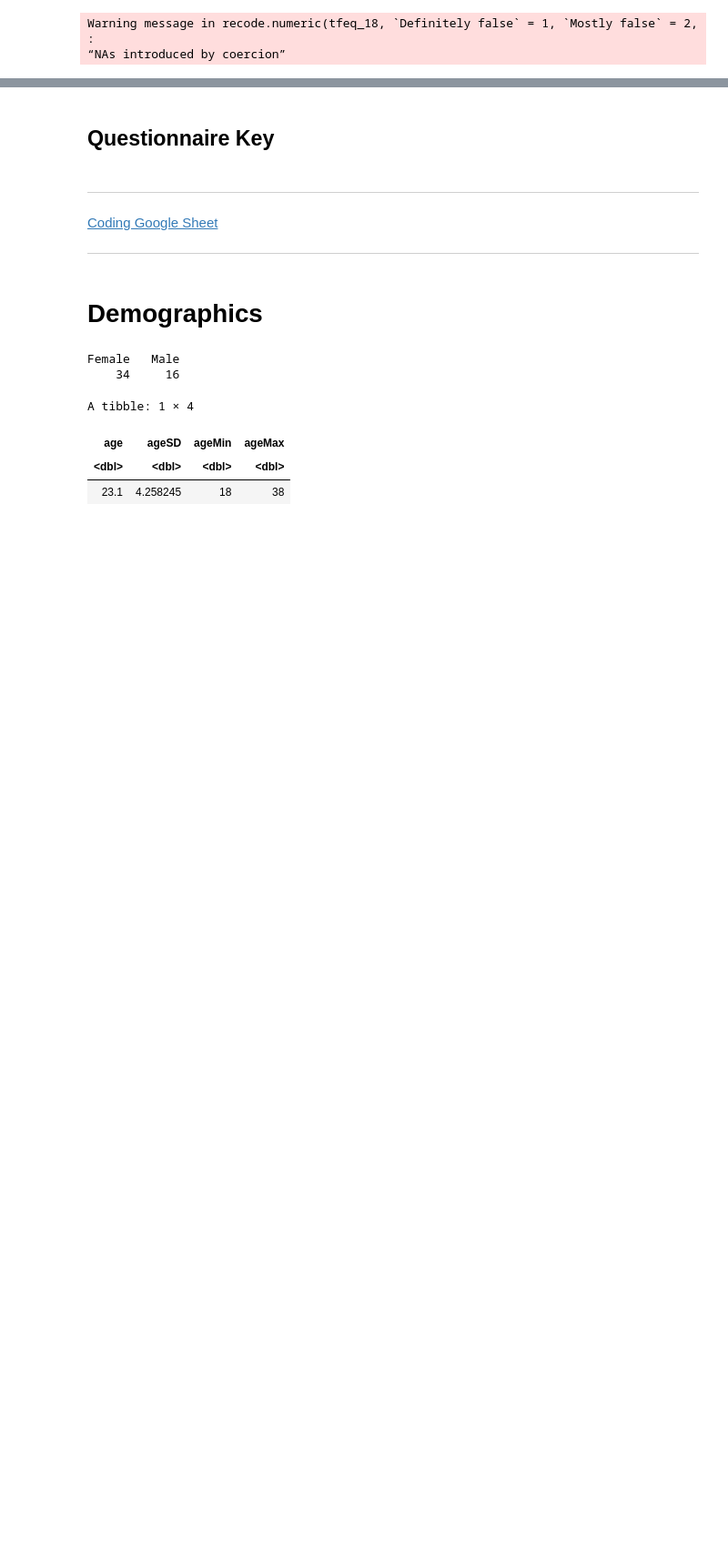
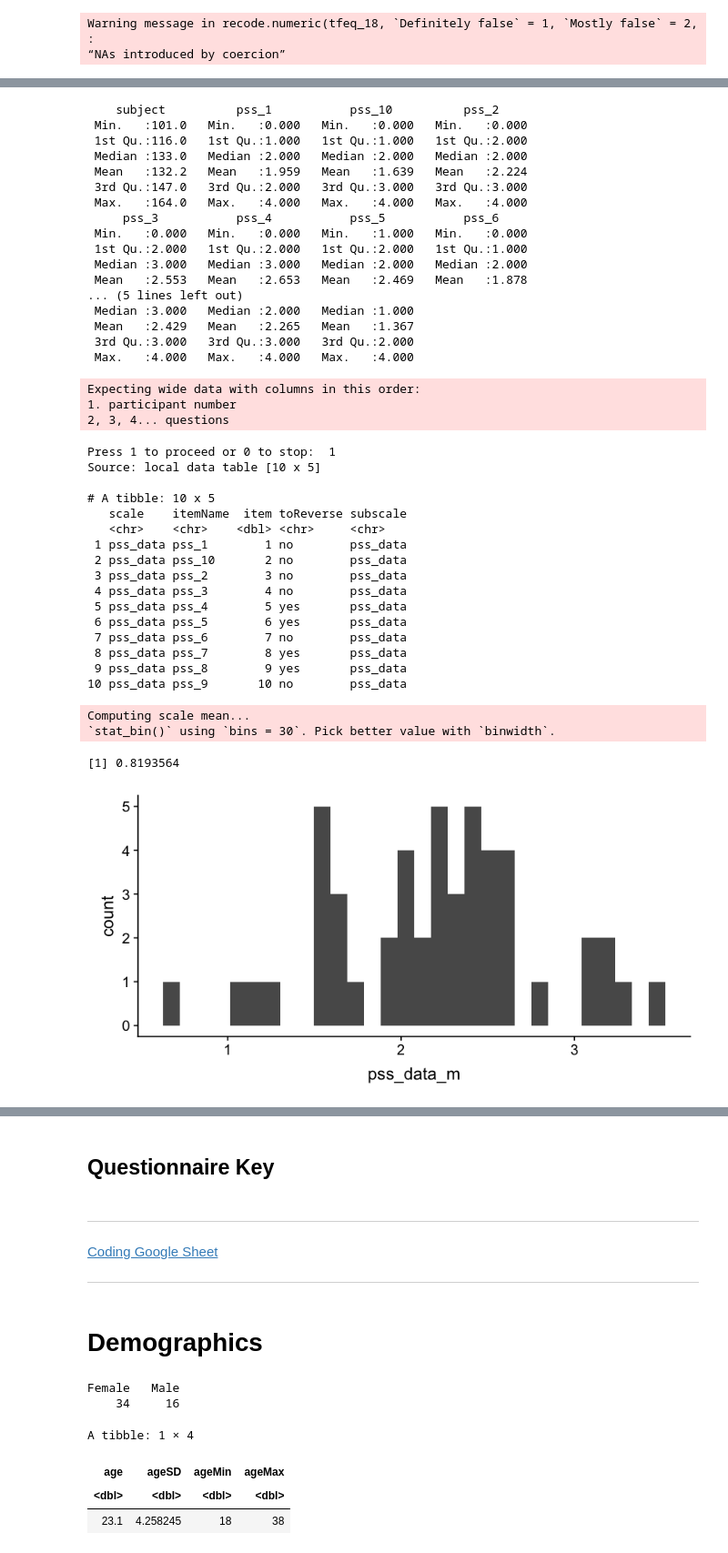
Before and after one commit to danieljwilson/cogReg_fMRI, a Jupyter notebook: 3_experiment/3_3_data_analysis/fr_results_individual_diff.ipynb, the cells around one changed output, grey strips where cells are left out. Shown at 91% size. Drawn from its saved outputs; the diff is of its cells as text; code cells hidden in the pictures; blank space fills up the shorter version.

```diff
--- a/3_experiment/3_3_data_analysis/fr_results_individual_diff.ipynb
+++ b/3_experiment/3_3_data_analysis/fr_results_individual_diff.ipynb
@@ -397,0 +483,57 @@ pss_data[, c(6,7,9,10)] <- 4 - pss_data[, c(6,7,9,10)]
+# %%
+# Call cleanQuestionnaire to clean and reverse-score pss_data
+summary(pss_data)
+scalesWideRaw$pss_data <- pss_data
+
+# function already accounts for subject column when passing indices for items to reverse
+pss_data_clean <- cleanQuestionnaire(data = pss_data, scaleName = 'pss_data',
+                                     scaleMin = 0, scaleMax = 4,
+                                     itemsToReverse = c(5,6,8,9)) # pss_4,5,7,8
+
+ggplot(pss_data_clean$long, aes(pss_data_m)) + geom_histogram()
+
+scales$pss_data_clean <- pss_data_clean
+
+# Reliability (raw_alpha or std.alpha)
+pss_data_clean$reliability$pss_data$total$raw_alpha
+# %% [output]
+    subject          pss_1           pss_10          pss_2
+ Min.   :101.0   Min.   :0.000   Min.   :0.000   Min.   :0.000
+ 1st Qu.:116.0   1st Qu.:1.000   1st Qu.:1.000   1st Qu.:2.000
+ Median :133.0   Median :2.000   Median :2.000   Median :2.000
+ Mean   :132.2   Mean   :1.959   Mean   :1.639   Mean   :2.224
+ 3rd Qu.:147.0   3rd Qu.:2.000   3rd Qu.:3.000   3rd Qu.:3.000
+ Max.   :164.0   Max.   :4.000   Max.   :4.000   Max.   :4.000
+     pss_3           pss_4           pss_5           pss_6
+ Min.   :0.000   Min.   :0.000   Min.   :1.000   Min.   :0.000
+ 1st Qu.:2.000   1st Qu.:2.000   1st Qu.:2.000   1st Qu.:1.000
+ Median :3.000   Median :3.000   Median :2.000   Median :2.000
+ Mean   :2.553   Mean   :2.653   Mean   :2.469   Mean   :1.878
+... (5 lines left out)
+ Median :3.000   Median :2.000   Median :1.000
+ Mean   :2.429   Mean   :2.265   Mean   :1.367
+ 3rd Qu.:3.000   3rd Qu.:3.000   3rd Qu.:2.000
+ Max.   :4.000   Max.   :4.000   Max.   :4.000
+Expecting wide data with columns in this order:
+1. participant number
+2, 3, 4... questions
+Press 1 to proceed or 0 to stop:  1
+Source: local data table [10 x 5]
+
+# A tibble: 10 x 5
+   scale    itemName  item toReverse subscale
+   <chr>    <chr>    <dbl> <chr>     <chr>
+ 1 pss_data pss_1        1 no        pss_data
+ 2 pss_data pss_10       2 no        pss_data
+ 3 pss_data pss_2        3 no        pss_data
+ 4 pss_data pss_3        4 no        pss_data
+ 5 pss_data pss_4        5 yes       pss_data
+ 6 pss_data pss_5        6 yes       pss_data
+ 7 pss_data pss_6        7 no        pss_data
+ 8 pss_data pss_7        8 yes       pss_data
+ 9 pss_data pss_8        9 yes       pss_data
+10 pss_data pss_9       10 no        pss_data
+Computing scale mean...
+`stat_bin()` using `bins = 30`. Pick better value with `binwidth`.
+[1] 0.8193564
+[figure, added]
```
Also changed, not shown: parts of 3 cells of this notebook.
